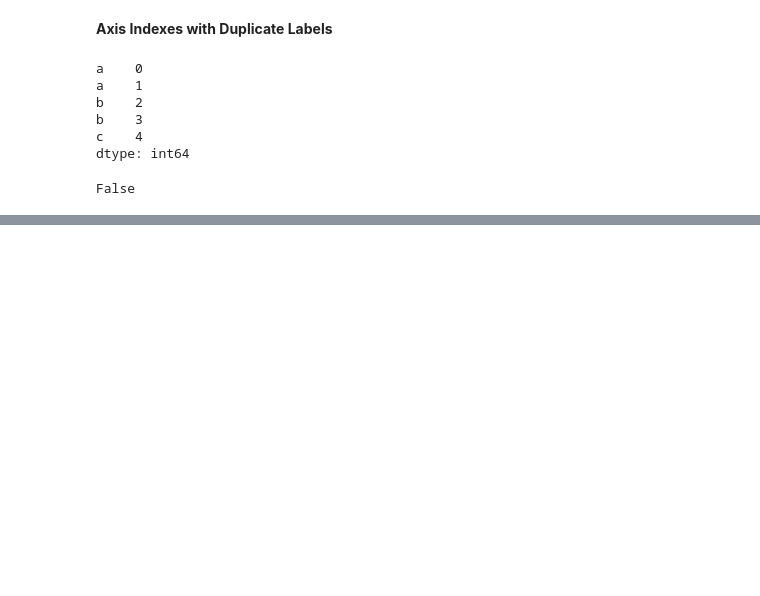
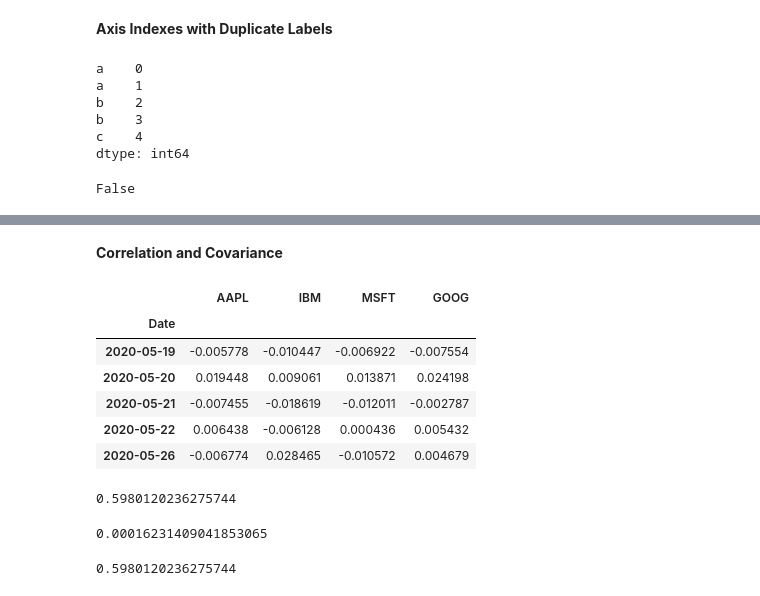
Before and after one commit to DuongNg0403/PythonDA, a Jupyter notebook: Panda/EssentialFunc.ipynb, the cells around one changed output, grey strips where cells are left out. Drawn from its saved outputs; the diff is of its cells as text; code cells hidden in the pictures; blank space fills up the shorter version.

```diff
--- a/Panda/EssentialFunc.ipynb
+++ b/Panda/EssentialFunc.ipynb
@@ -242,0 +316,30 @@ False
+# %% [markdown]
+**Correlation and Covariance**
+# %%
+all_data = {ticker: web.get_data_yahoo(ticker) for ticker in ['AAPL', 'IBM', 'MSFT', 'GOOG']}
+price = pd.DataFrame({ticker: data['Adj Close'] for ticker, data in all_data.items()})
+volume = pd.DataFrame({ticker: data['Volume'] for ticker, data in all_data.items()})
+# %%
+returns = price.pct_change()
+returns.tail()
+# %% [output]
+|  | AAPL | IBM | MSFT | GOOG |
+| Date |  |  |  |  |
+| 2020-05-19 | -0.005778 | -0.010447 | -0.006922 | -0.007554 |
+| 2020-05-20 | 0.019448 | 0.009061 | 0.013871 | 0.024198 |
+| 2020-05-21 | -0.007455 | -0.018619 | -0.012011 | -0.002787 |
+| 2020-05-22 | 0.006438 | -0.006128 | 0.000436 | 0.005432 |
+| 2020-05-26 | -0.006774 | 0.028465 | -0.010572 | 0.004679 |
+# %%
+returns['MSFT'].corr(returns['IBM'])#Correlation
+# %% [output]
+0.5980120236275744
+# %%
+returns['MSFT'].cov(returns['IBM'])#Covariance
+# %% [output]
+0.00016231409041853065
+# %%
+#Another way to write
+returns.MSFT.corr(returns.IBM)
+# %% [output]
+0.5980120236275744
```
Also changed, not shown: parts of 30 cells of this notebook, 37 other files.
